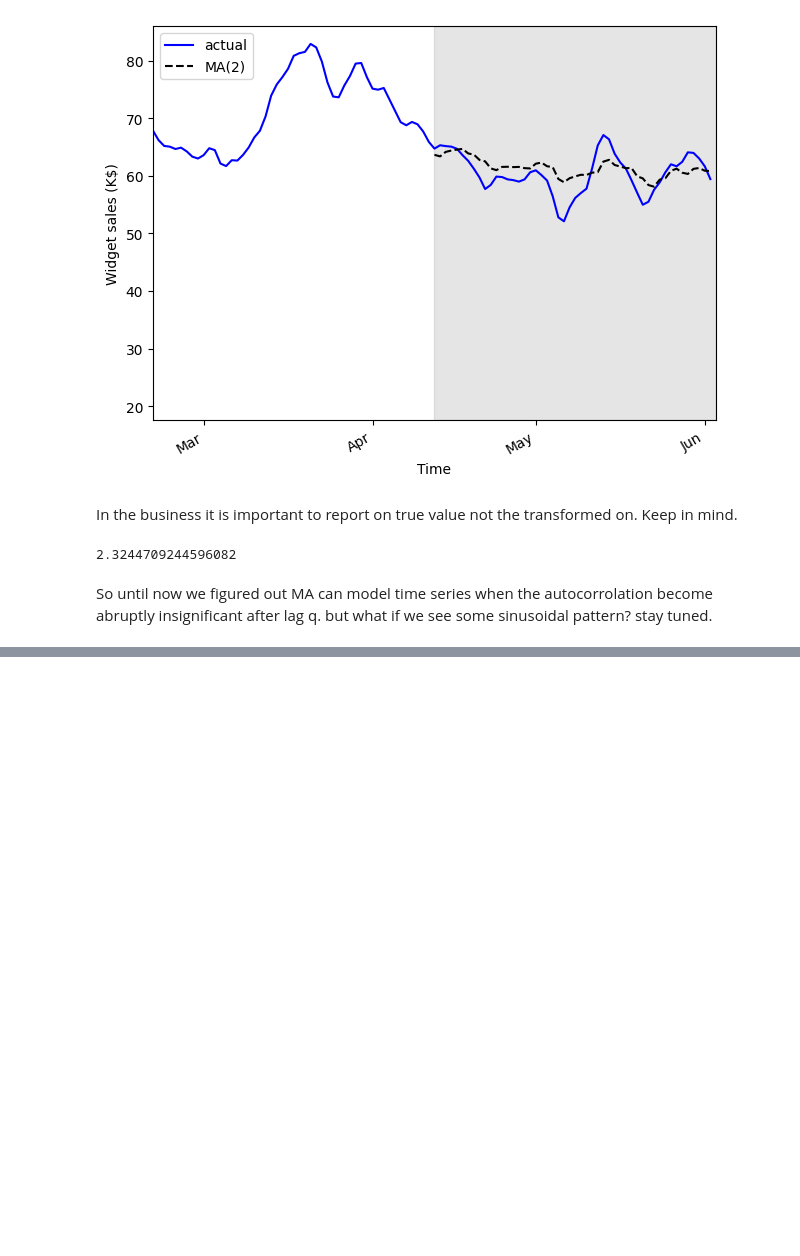
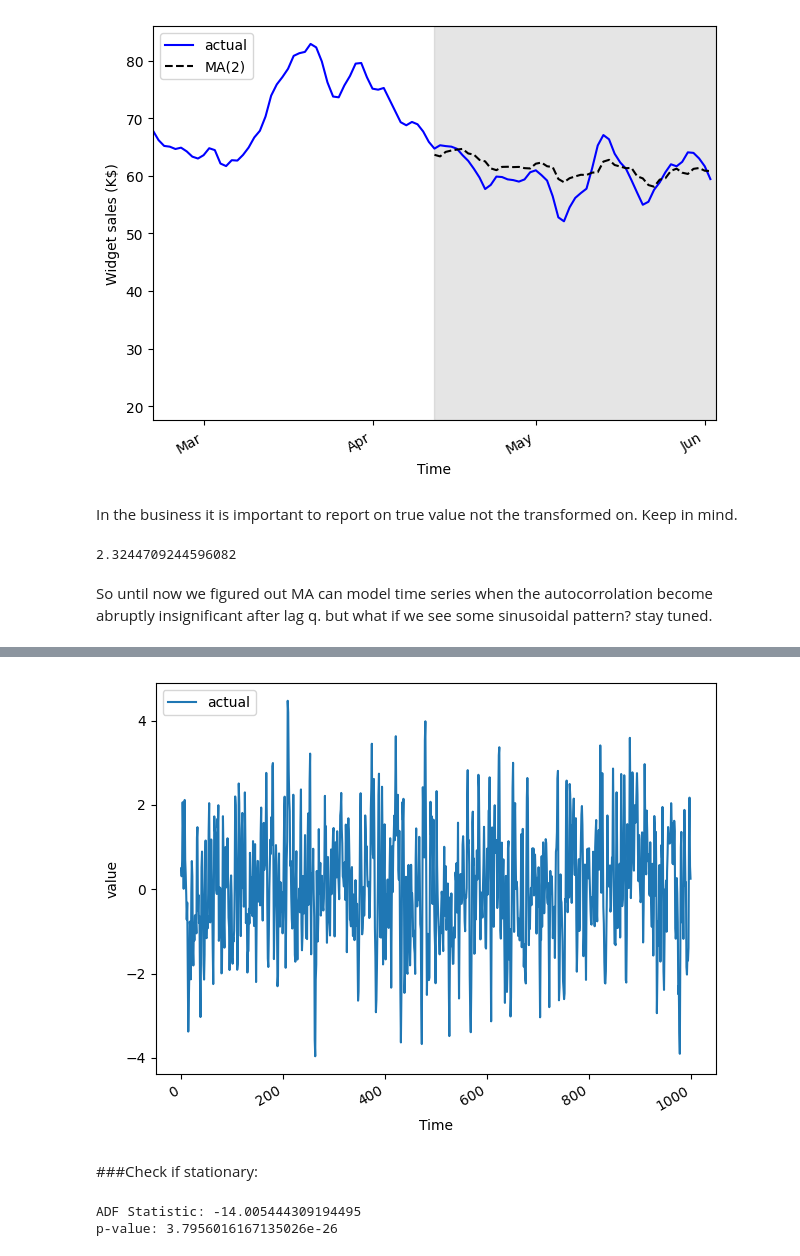
Before and after one commit to Sarmeili/TimeSeriesForecasting, a Jupyter notebook: 3.MovingAverage.ipynb, the cells around one changed output, grey strips where cells are left out. Drawn from its saved outputs; the diff is of its cells as text; code cells hidden in the pictures; blank space fills up the shorter version.

```diff
--- a/3.MovingAverage.ipynb
+++ b/3.MovingAverage.ipynb
@@ -274,0 +284,10 @@ So until now we figured out MA can model time series when the autocorrolation be
+# %%
+from statsmodels.tsa.arima_process import ArmaProcess
+import numpy as np
+np.random.seed(42)
+ma2 = np.array([1, 0.9, 0.3])
+ar2 = np.array([1, 0, 0])
+MA2_process = ArmaProcess(ar2, ma2).generate_sample(nsample=1000)
+# %%
+df = pd.DataFrame({'data': MA2_process})
+df.head()
@@ -274,0 +301,20 @@ So until now we figured out MA can model time series when the autocorrolation be
+# %%
+fig, ax = plt.subplots()
+ax.plot(df['data'], label='actual')
+ax.legend(loc=2)
+ax.set_xlabel('Time')
+ax.set_ylabel('value')
+fig.autofmt_xdate()
+plt.tight_layout()
+# %% [output]
+[figure, added]
+# %% [markdown]
+###Check if stationary:
+# %%
+ADF_result = adfuller(MA2_process)
+
+print(f'ADF Statistic: {ADF_result[0]}')
+print(f'p-value: {ADF_result[1]}')
+# %% [output]
+ADF Statistic: -14.005444309194495
+p-value: 3.7956016167135026e-26
```
Also changed, not shown: parts of 10 cells of this notebook.
